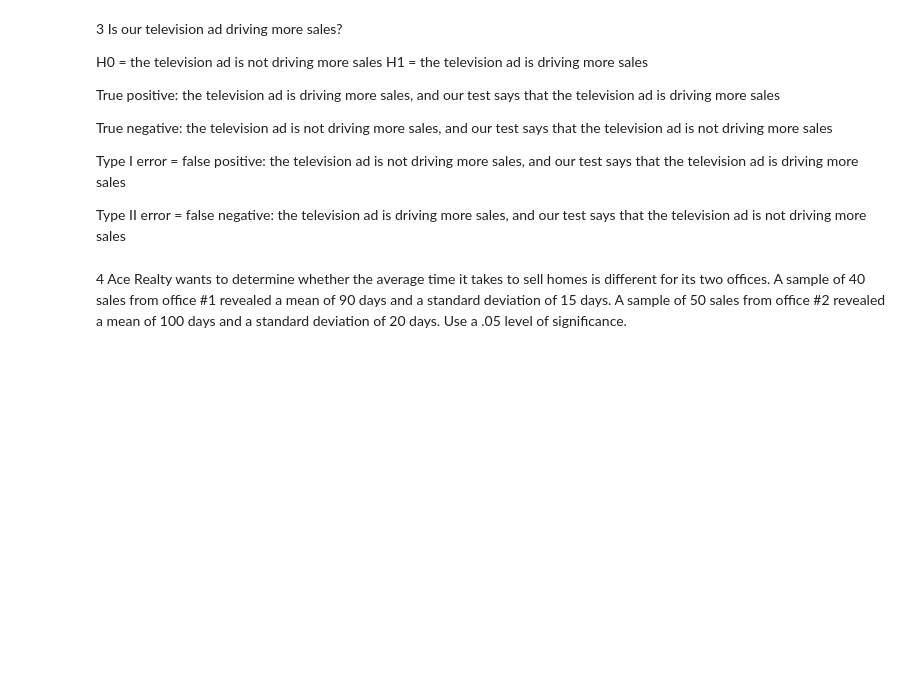
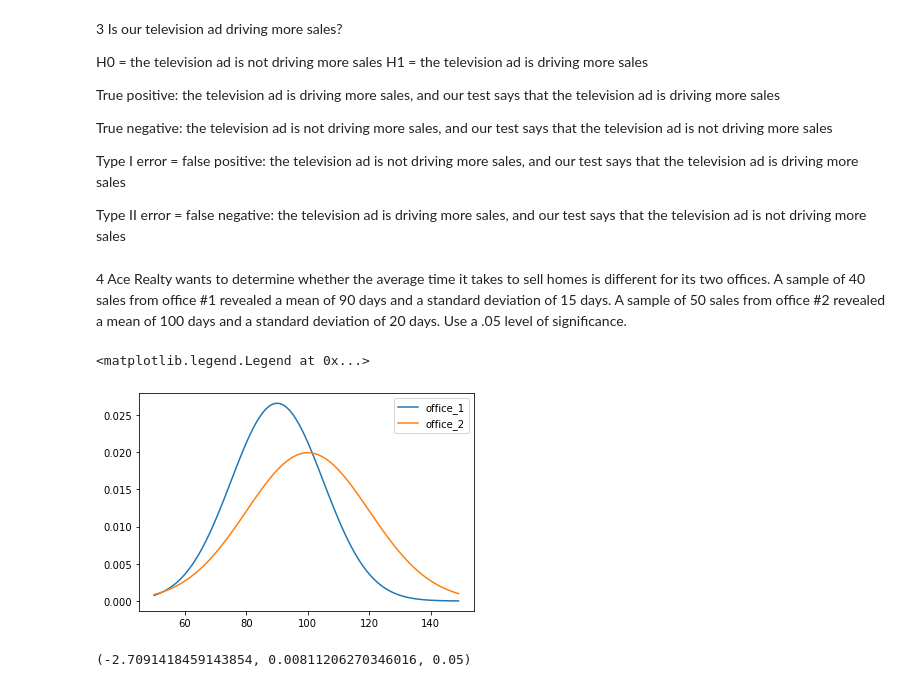
Before and after one commit to ian-james-johnson/data_science_notes, a Jupyter notebook: hypothesis_testing.ipynb, the cells around one changed output. Drawn from its saved outputs; the diff is of its cells as text; code cells hidden in the pictures; blank space fills up the shorter version.

```diff
--- a/hypothesis_testing.ipynb
+++ b/hypothesis_testing.ipynb
@@ -73,3 +76,37 @@ Use a .05 level of significance.
 # %%
 #4
 # we are comparing the average time it takes each group to make a sale
+
+# o1 = 40 sales in 90 +- 15 days
+# o2 = 50 sales in 100 +- 20 days
+
+x = np.arange(50, 150)
+y1 = stats.norm(90, 15).pdf(x)
+y2 = stats.norm(100, 20).pdf(x)
+
+plt.plot(x, y1, label = 'office_1')
+plt.plot(x, y2, label = 'office_2')
+
+plt.legend()
+# %% [output]
+<matplotlib.legend.Legend at 0x...>
+[figure, added]
+# %%
+#4
+# H0: the time to sell at o1 is = to the time at o2
+# H1: the time to sell at o1 is != to the time at o2
+alpha = 0.05
+
+mu1 = 90
+sd1 = 15
+n1 = 40
+
+mu2 = 100
+sd2 = 20
+n2 = 50
+
+t, p = stats.ttest_ind_from_stats(mu1, sd1, n1, mu2, sd2, n2, equal_var = False)
+t, p, alpha
+# negative t stat indicates that office 1 has lower mean than office 2
+# %% [output]
+(-2.7091418459143854, 0.00811206270346016, 0.05)
```
Also changed, not shown: parts of 28 cells of this notebook, 1 other file.
